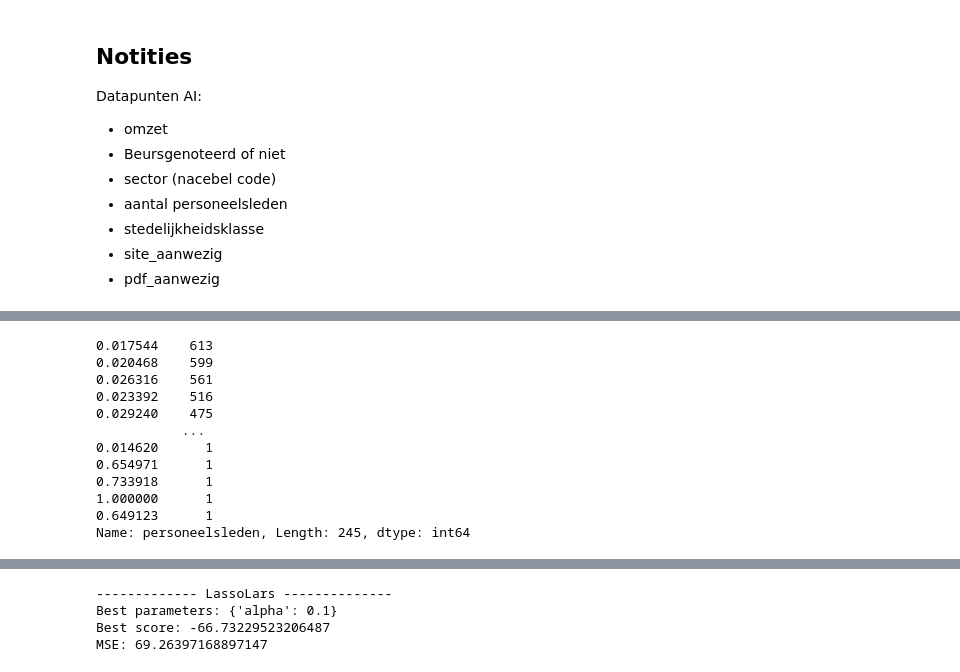
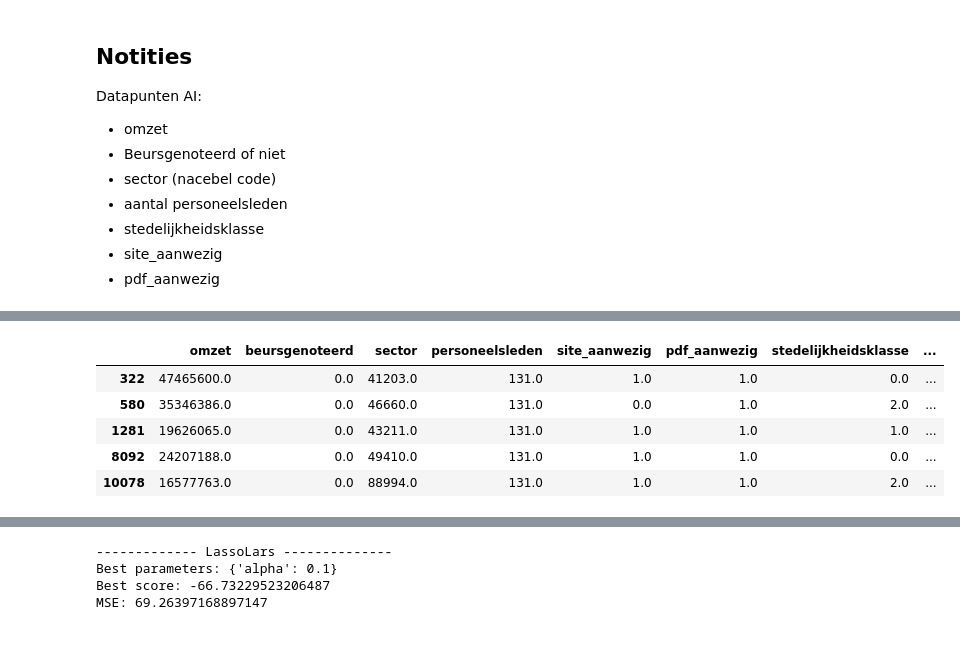
Before and after one commit to BrechtDeSchryver/DEP2G02, a Jupyter notebook: scripts/ml_model.ipynb, the cells around one changed output, grey strips where cells are left out. Saved outputs shown, nothing was run; the diff lists cells and outputs as text; code cells hidden in the pictures; blank space fills up the shorter version.

```diff
--- a/scripts/ml_model.ipynb
+++ b/scripts/ml_model.ipynb
@@ -143,18 +125,13 @@ dataframe
-# %%
-dataframe["personeelsleden"].value_counts()
-# %% [output]
-0.017544    613
-0.020468    599
-0.026316    561
-0.023392    516
-0.029240    475
-           ...
-0.014620      1
-0.654971      1
-0.733918      1
-1.000000      1
-0.649123      1
-Name: personeelsleden, Length: 245, dtype: int64
+# %%
+# get row with 131 employees
+dataframe.loc[dataframe['personeelsleden'] == 131]
+# %% [output]
+|  | omzet | beursgenoteerd | sector | personeelsleden | site_aanwezig | pdf_aanwezig | stedelijkheidsklasse | ... |
+| 322 | 47465600.0 | 0.0 | 41203.0 | 131.0 | 1.0 | 1.0 | 0.0 | ... |
+| 580 | 35346386.0 | 0.0 | 46660.0 | 131.0 | 0.0 | 1.0 | 2.0 | ... |
+| 1281 | 19626065.0 | 0.0 | 43211.0 | 131.0 | 1.0 | 1.0 | 1.0 | ... |
+| 8092 | 24207188.0 | 0.0 | 49410.0 | 131.0 | 1.0 | 1.0 | 0.0 | ... |
+| 10078 | 16577763.0 | 0.0 | 88994.0 | 131.0 | 1.0 | 1.0 | 2.0 | ... |
 # %%
 # Visualize data
 # plot histogram
```
Also changed, not shown: parts of 28 cells of this notebook.
